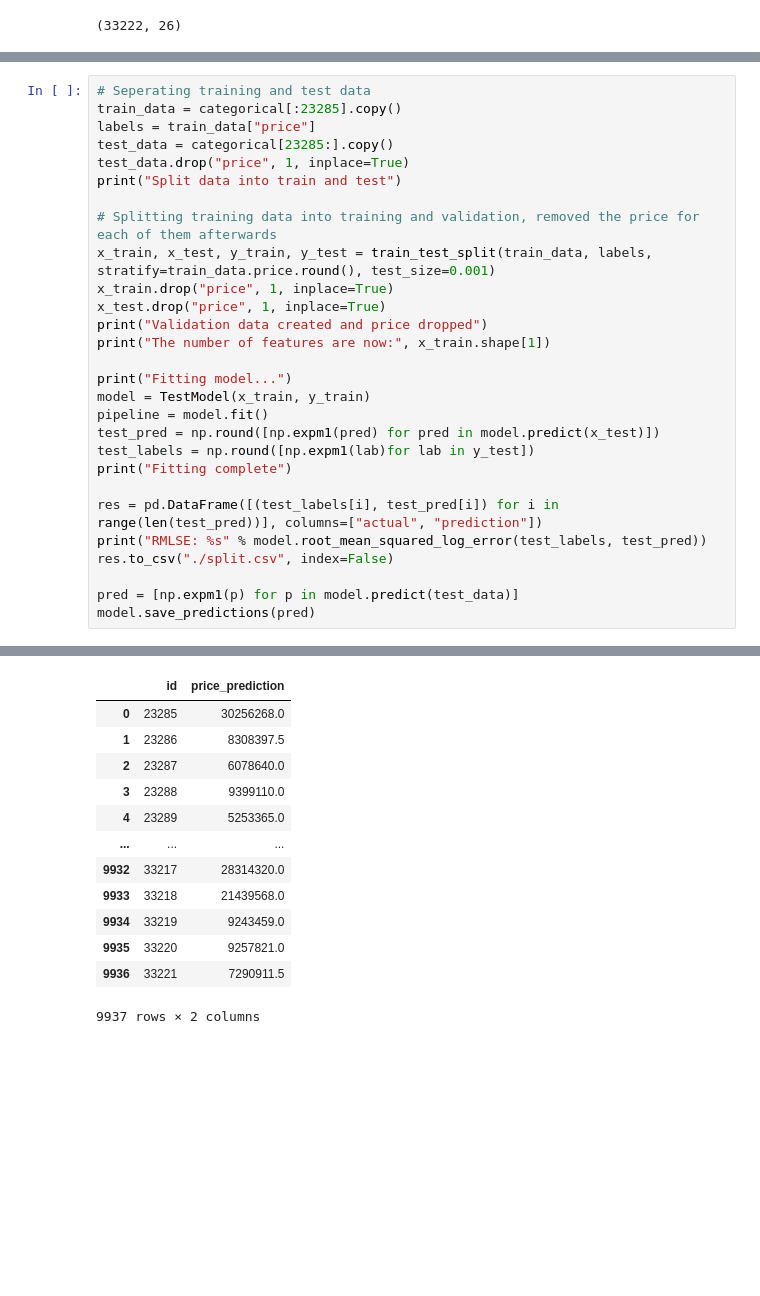
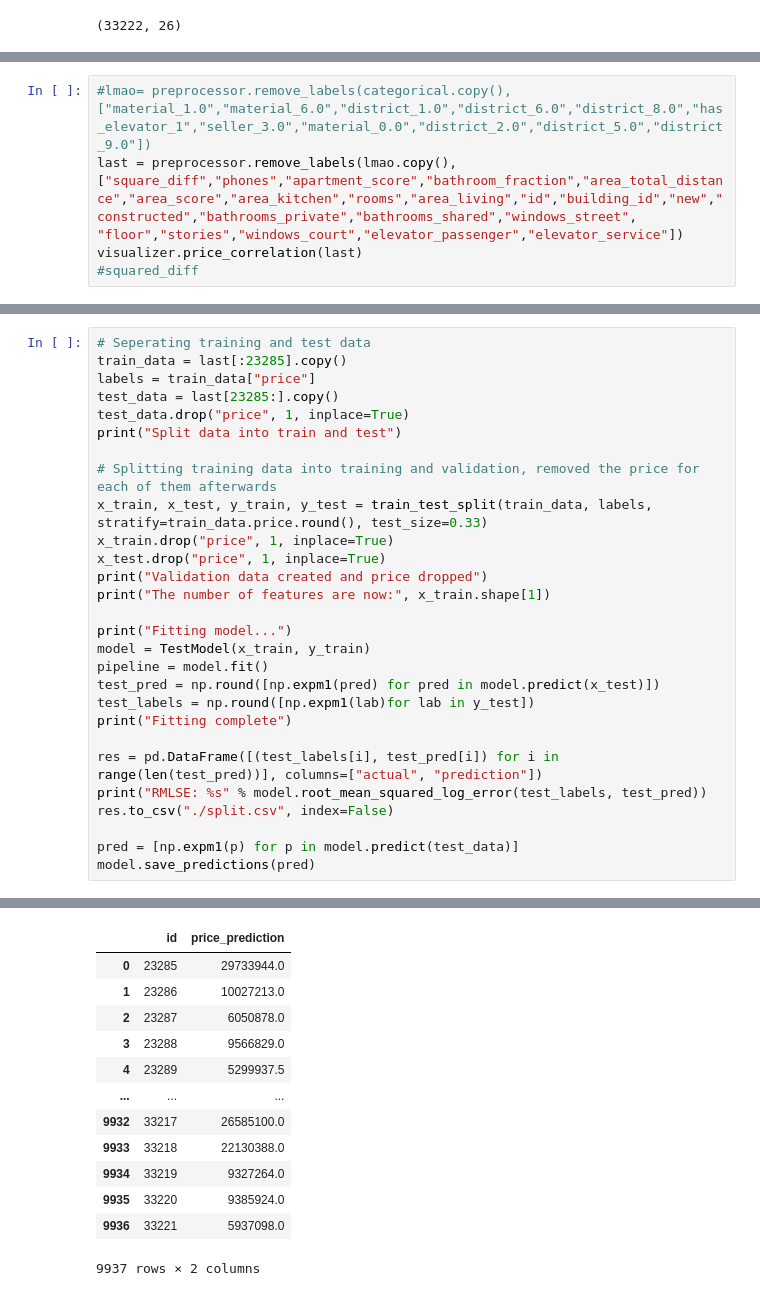
Before and after one commit to Olaussen/TDT4173_group69, a Jupyter notebook: src/testing_shitt.ipynb, the cells around one changed output, grey strips where cells are left out. Saved outputs shown, nothing was run; the diff lists cells and outputs as text; blank space fills up the shorter version.

```diff
--- a/src/testing_shitt.ipynb
+++ b/src/testing_shitt.ipynb
@@ -147,0 +135,5 @@ featured.head()
+# %%
+#lmao= preprocessor.remove_labels(categorical.copy(), ["material_1.0","material_6.0","district_1.0","district_6.0","district_8.0","has_elevator_1","seller_3.0","material_0.0","district_2.0","district_5.0","district_9.0"])
+last = preprocessor.remove_labels(lmao.copy(), ["square_diff","phones","apartment_score","bathroom_fraction","area_total_distance","area_score","area_kitchen","rooms","area_living","id","building_id","new","constructed","bathrooms_private","bathrooms_shared","windows_street", "floor","stories","windows_court","elevator_passenger","elevator_service"])
+visualizer.price_correlation(last)
+#squared_diff
@@ -148,13 +142,13 @@ featured.head()
 # %%
 # Seperating training and test data
-train_data = categorical[:23285].copy()
+train_data = last[:23285].copy()
 labels = train_data["price"]
-test_data = categorical[23285:].copy()
+test_data = last[23285:].copy()
 test_data.drop("price", 1, inplace=True)
 print("Split data into train and test")
 
 # Splitting training data into training and validation, removed the price for each of them afterwards
-x_train, x_test, y_train, y_test = train_test_split(train_data, labels, stratify=train_data.price.round(), test_size=0.001)
+x_train, x_test, y_train, y_test = train_test_split(train_data, labels, stratify=train_data.price.round(), test_size=0.33)
 x_train.drop("price", 1, inplace=True)
 x_test.drop("price", 1, inplace=True)
 print("Validation data created and price dropped")
@@ -183,15 +177,15 @@ RMLSE: 0.12293059316947964
 |  | id | price_prediction |
-| 0 | 23285 | 30256268.0 |
-| 1 | 23286 | 8308397.5 |
-| 2 | 23287 | 6078640.0 |
-| 3 | 23288 | 9399110.0 |
-| 4 | 23289 | 5253365.0 |
+| 0 | 23285 | 29733944.0 |
+| 1 | 23286 | 10027213.0 |
+| 2 | 23287 | 6050878.0 |
+| 3 | 23288 | 9566829.0 |
+| 4 | 23289 | 5299937.5 |
 | ... | ... | ... |
-| 9932 | 33217 | 28314320.0 |
-| 9933 | 33218 | 21439568.0 |
-| 9934 | 33219 | 9243459.0 |
-| 9935 | 33220 | 9257821.0 |
-| 9936 | 33221 | 7290911.5 |
+| 9932 | 33217 | 26585100.0 |
+| 9933 | 33218 | 22130388.0 |
+| 9934 | 33219 | 9327264.0 |
+| 9935 | 33220 | 9385924.0 |
+| 9936 | 33221 | 5937098.0 |
 9937 rows × 2 columns
 # %%
 automl_model = TestModel(x_train, y_train)
```
Also changed, not shown: parts of 9 cells of this notebook, 6 other files.
